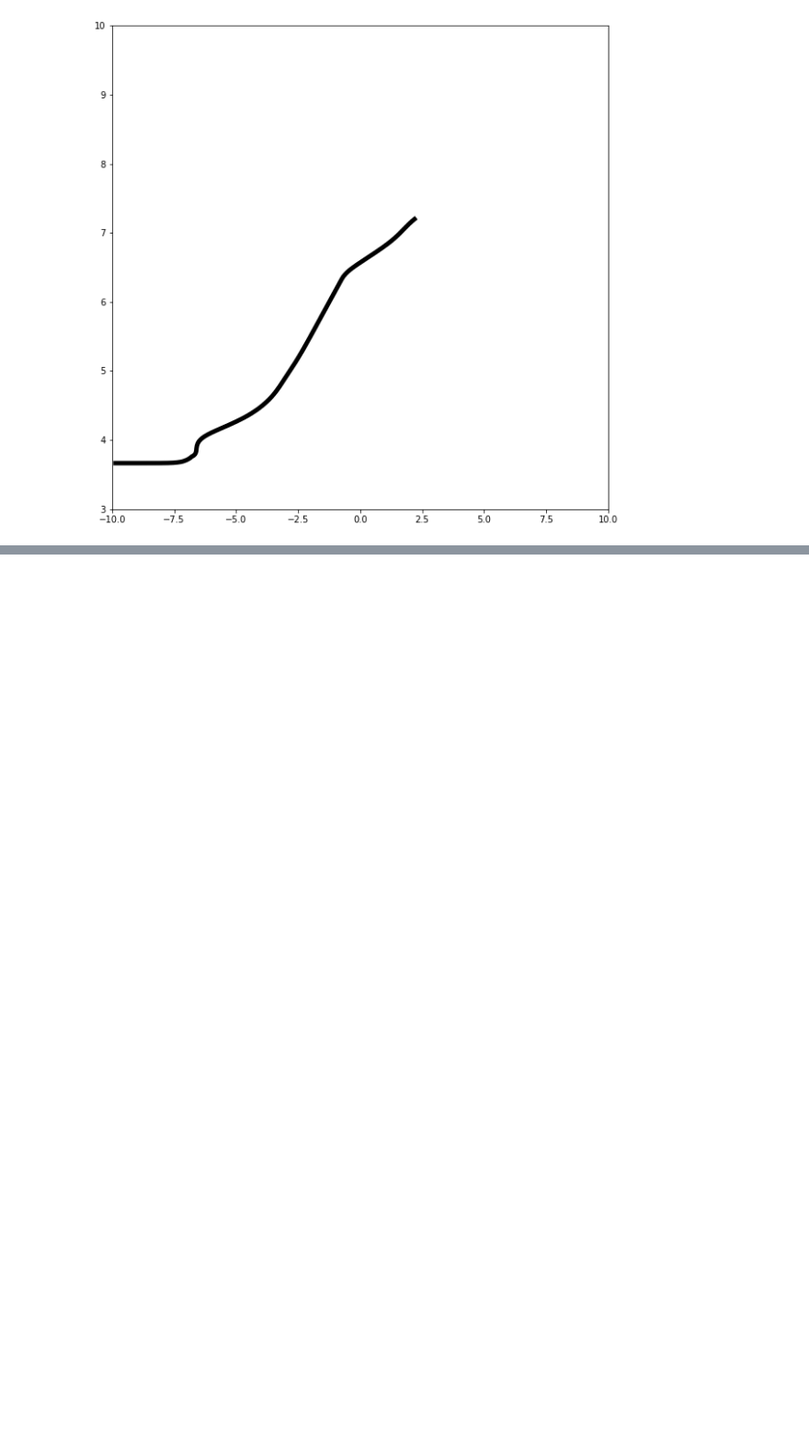
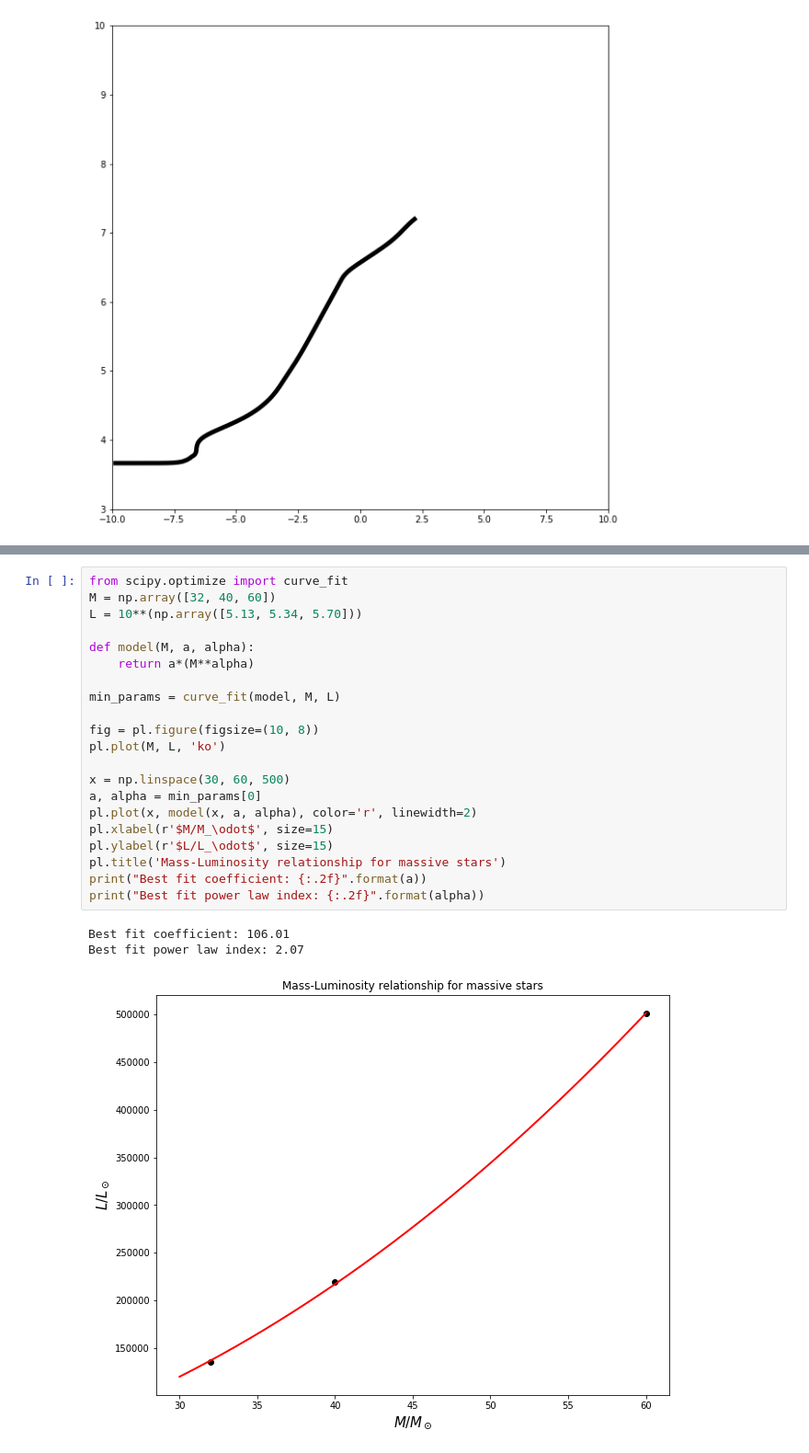
Before and after one commit to tagordon/ASTR531, a Jupyter notebook: hw1.ipynb, the cells around one changed output, grey strips where cells are left out. Shown at 92% size. Saved outputs shown, nothing was run; the diff lists cells and outputs as text; blank space fills up the shorter version.

```diff
--- a/hw1.ipynb
+++ b/hw1.ipynb
@@ -66,0 +73,25 @@ pl.ylim(3, 10)
+# %%
+from scipy.optimize import curve_fit
+M = np.array([32, 40, 60])
+L = 10**(np.array([5.13, 5.34, 5.70]))
+
+def model(M, a, alpha):
+    return a*(M**alpha)
+
+min_params = curve_fit(model, M, L)
+
+fig = pl.figure(figsize=(10, 8))
+pl.plot(M, L, 'ko')
+
+x = np.linspace(30, 60, 500)
+a, alpha = min_params[0]
+pl.plot(x, model(x, a, alpha), color='r', linewidth=2)
+pl.xlabel(r'$M/M_\odot$', size=15)
+pl.ylabel(r'$L/L_\odot$', size=15)
+pl.title('Mass-Luminosity relationship for massive stars')
+print("Best fit coefficient: {:.2f}".format(a))
+print("Best fit power law index: {:.2f}".format(alpha))
+# %% [output]
+Best fit coefficient: 106.01
+Best fit power law index: 2.07
+[figure, added]
```
Also changed, not shown: parts of 3 cells of this notebook.
